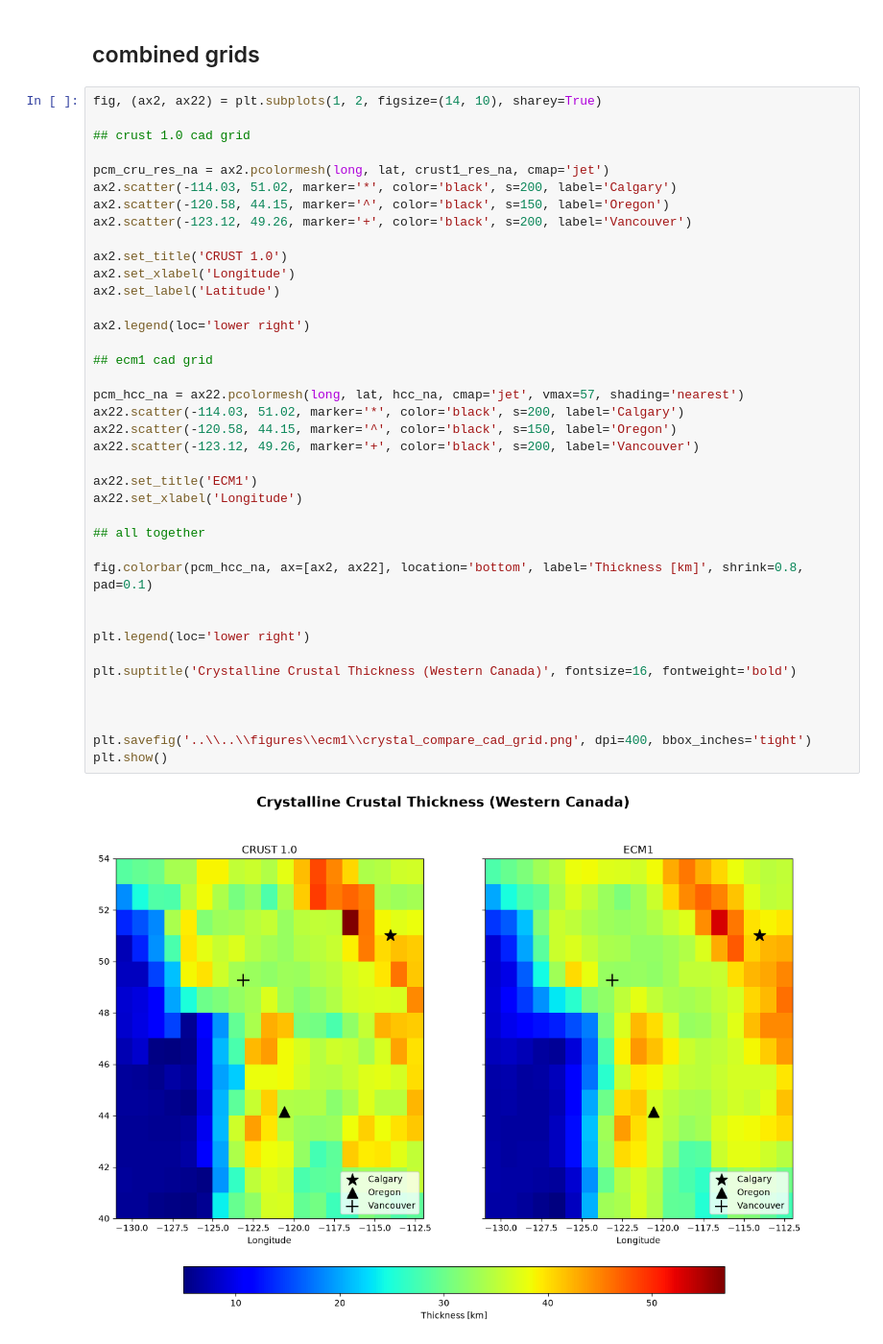
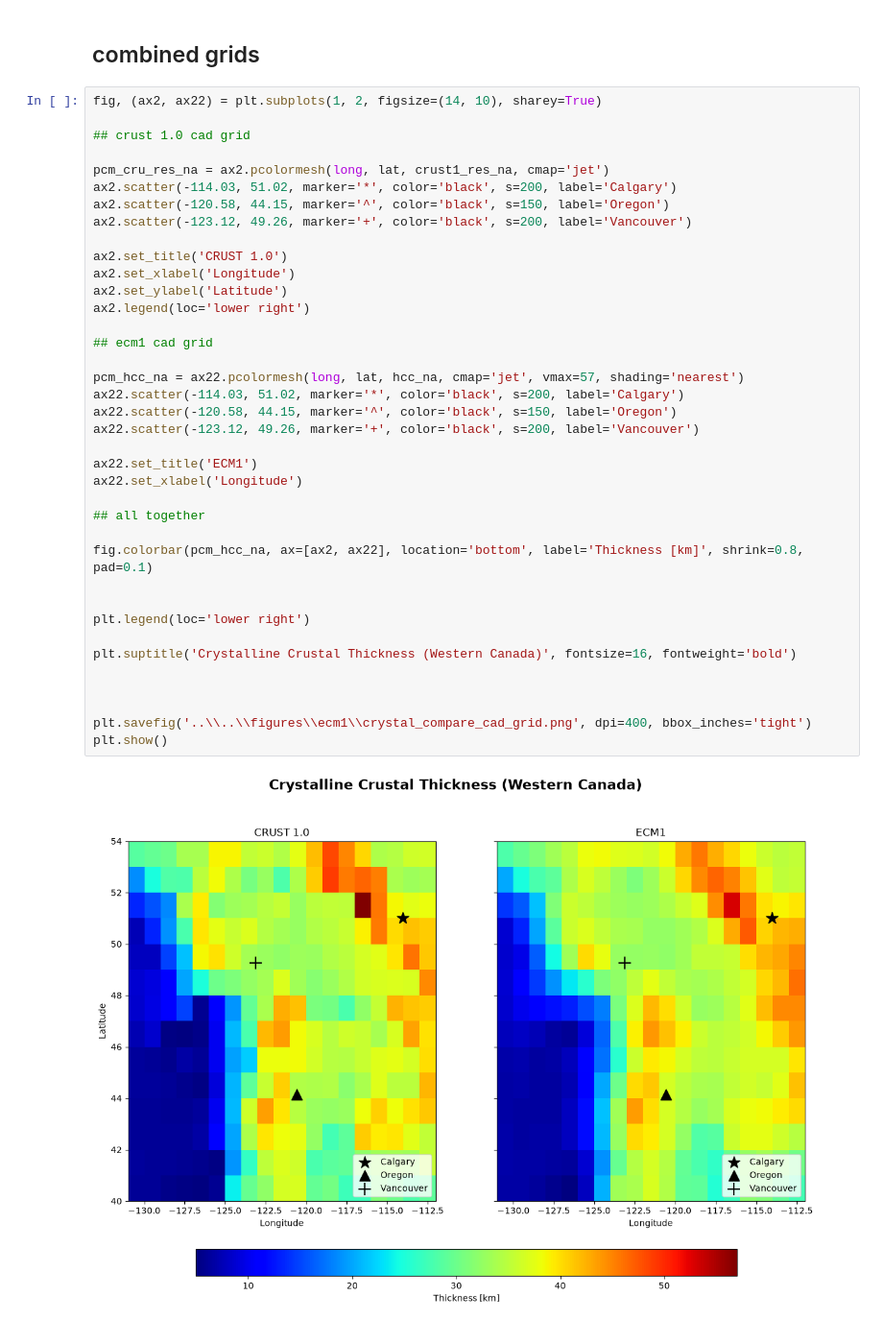
Before and after one commit to sydpas/grav_mag_model, a Jupyter notebook: src/ecm1/TO_ecm1.ipynb, the cells around one changed output. Shown at 96% size. Drawn from its saved outputs; the diff is of its cells as text.

```diff
--- a/src/ecm1/TO_ecm1.ipynb
+++ b/src/ecm1/TO_ecm1.ipynb
@@ -280,33 +280,32 @@ ax2.scatter(-120.58, 44.15, marker='^', color='black', s=150, label='Oregon')
 ax2.scatter(-123.12, 49.26, marker='+', color='black', s=200, label='Vancouver')
 
 ax2.set_title('CRUST 1.0')
 ax2.set_xlabel('Longitude')
-ax2.set_label('Latitude')
-
+ax2.set_ylabel('Latitude')
 ax2.legend(loc='lower right')
 
 ## ecm1 cad grid
 
 pcm_hcc_na = ax22.pcolormesh(long, lat, hcc_na, cmap='jet', vmax=57, shading='nearest')
 ax22.scatter(-114.03, 51.02, marker='*', color='black', s=200, label='Calgary')
 ax22.scatter(-120.58, 44.15, marker='^', color='black', s=150, label='Oregon')
 ax22.scatter(-123.12, 49.26, marker='+', color='black', s=200, label='Vancouver')
 
 ax22.set_title('ECM1')
 ax22.set_xlabel('Longitude')
 
 ## all together
 
 fig.colorbar(pcm_hcc_na, ax=[ax2, ax22], location='bottom', label='Thickness [km]', shrink=0.8, pad=0.1)
 
 
 plt.legend(loc='lower right')
 
 plt.suptitle('Crystalline Crustal Thickness (Western Canada)', fontsize=16, fontweight='bold')
 
 
 
 plt.savefig('..\\..\\figures\\ecm1\\crystal_compare_cad_grid.png', dpi=400, bbox_inches='tight')
 plt.show()
 # %% [output]
-[figure, old version]
+[figure, new version]
```
Also changed, not shown: 2 other files.
